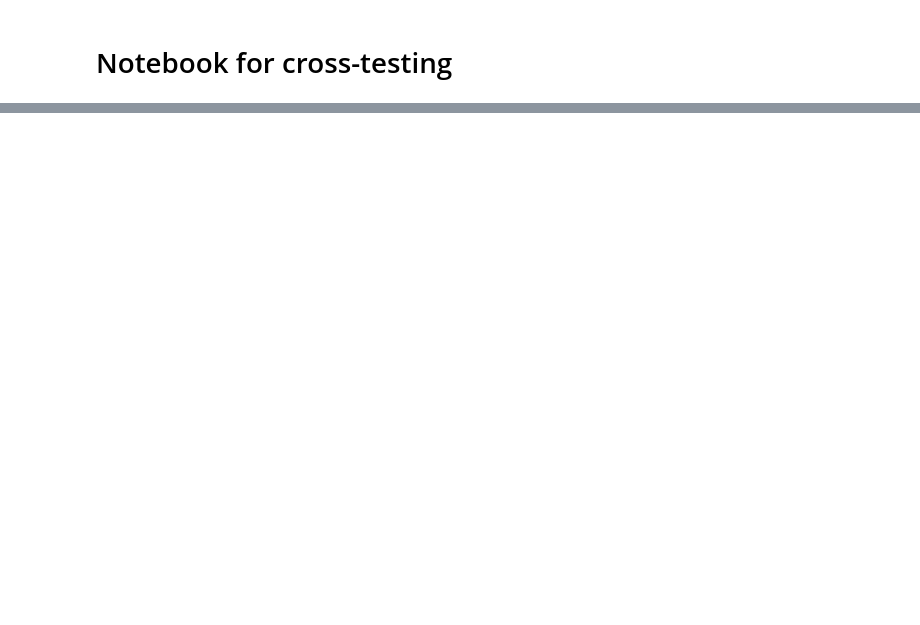
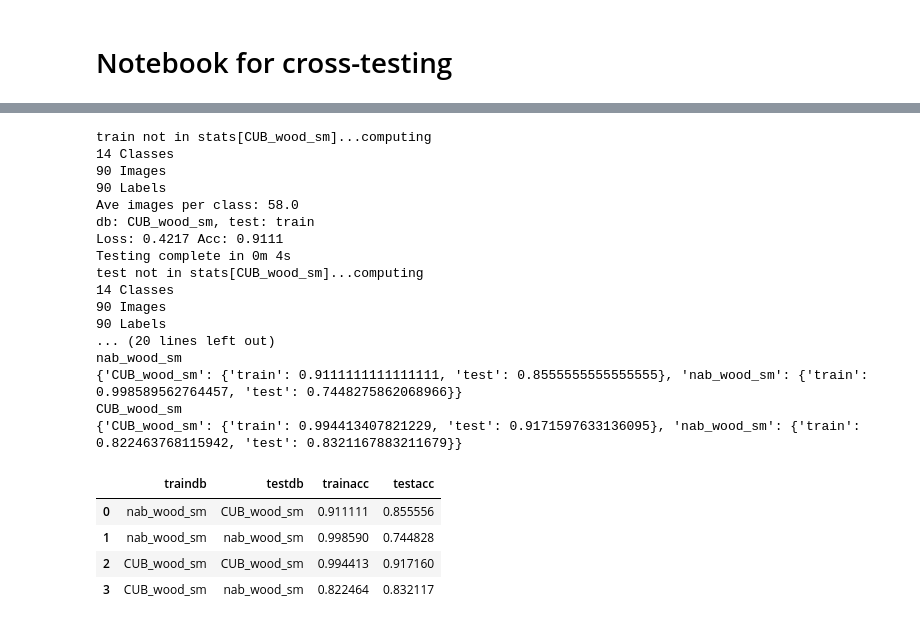
Before and after one commit to phasedg/birddb, a Jupyter notebook: notebooks/rn50_test.ipynb, the cells around one changed output, grey strips where cells are left out. Cells and saved outputs as stored; diff of their text form; code cells hidden in the pictures; blank space fills up the shorter version.

```diff
--- a/notebooks/rn50_test.ipynb
+++ b/notebooks/rn50_test.ipynb
@@ -68,47 +72,42 @@ import models
 import expt
 # %%
 
-dbname = 'CUB_200_2011_bbs'
-myexpdir = str(expdir / ('RN50_V1/T2/' + dbname))
+dbname = 'nab_wood_sm'
 tdbdir = Path(datadir / dbname)
 trainds = birddb.TrainImageDataset(tdbdir)
+testds = birddb.TestImageDataset(tdbdir,trainds)
 # %%
 import importlib
 importlib.reload(expt)
 from torch.utils.tensorboard import SummaryWriter
 #writer = SummaryWriter(expdir / 'stats')
-myexpt = expt.Expt_RN50_V1_T1(str(myexpdir),datadir,dbname,device)
+myexpt = expt.Expt_RN50_V1_T2(expdir,datadir,dbname,device)
 model = myexpt.loadModel()
 # note - makeDataloader always adds resize transform
 # %%
-import pickle
-importlib.reload(birddb)
-stats = {}
-statfile = myexpdir + '/stats.pkl'
-print(f'statfile = {statfile}')
-if os.path.exists(statfile):
-    with open(statfile,'rb') as f:
-        stats = pickle.load(f)
-print(stats)
-for db in ['nabirds_bbs']:
-    if db not in stats:
-        stats[db] = {}
-    for test in ['train', 'test']:
-        if test not in stats[db]:
-            print(f'{test} not in stats[{db}]...computing')
-            stats[db][test] = {}
-            dbdir = Path(datadir / db)
-            if db[0] == dbname[0]: # quicl test
-                testds = birddb.TestImageDataset(dbdir,trainds,trainset=test)
-            else:
-                testds = birddb.CrossImageDataset(dbdir,trainds,trainset=test)
-            testds.printStats()
-            print(f'db: {db}, test: {test}')
-            #myexpt.visualizeOnDataset(testds)
-            loss, acc = myexpt.testOnDataset(testds)
-            stats[db][test]= acc.item()
-            with open(myexpdir + '/stats.pkl','wb') as f:
-                pickle.dump(stats,f)
-    #    stats[db][test]['loss'] = loss
+df = myexpt.crossTest(['CUB_wood_sm','nab_wood_sm'])
 
-      #  writer.add_scalar(dbname + '/' + db + '/' + test,acc)
+df
+# %% [output]
+train not in stats[CUB_wood_sm]...computing
+14 Classes
+90 Images
+90 Labels
+Ave images per class: 58.0
+db: CUB_wood_sm, test: train
+Loss: 0.4217 Acc: 0.9111
+Testing complete in 0m 4s
+test not in stats[CUB_wood_sm]...computing
+14 Classes
+90 Images
+90 Labels
+... (20 lines left out)
+nab_wood_sm
+{'CUB_wood_sm': {'train': 0.9111111111111111, 'test': 0.8555555555555555}, 'nab_wood_sm': {'train': 0.998589562764457, 'test': 0.7448275862068966}}
+CUB_wood_sm
+{'CUB_wood_sm': {'train': 0.994413407821229, 'test': 0.9171597633136095}, 'nab_wood_sm': {'train': 0.822463768115942, 'test': 0.8321167883211679}}
+|  | traindb | testdb | trainacc | testacc |
+| 0 | nab_wood_sm | CUB_wood_sm | 0.911111 | 0.855556 |
+| 1 | nab_wood_sm | nab_wood_sm | 0.998590 | 0.744828 |
+| 2 | CUB_wood_sm | CUB_wood_sm | 0.994413 | 0.917160 |
+| 3 | CUB_wood_sm | nab_wood_sm | 0.822464 | 0.832117 |
```
Also changed, not shown: parts of 6 cells of this notebook, 1 other file.
